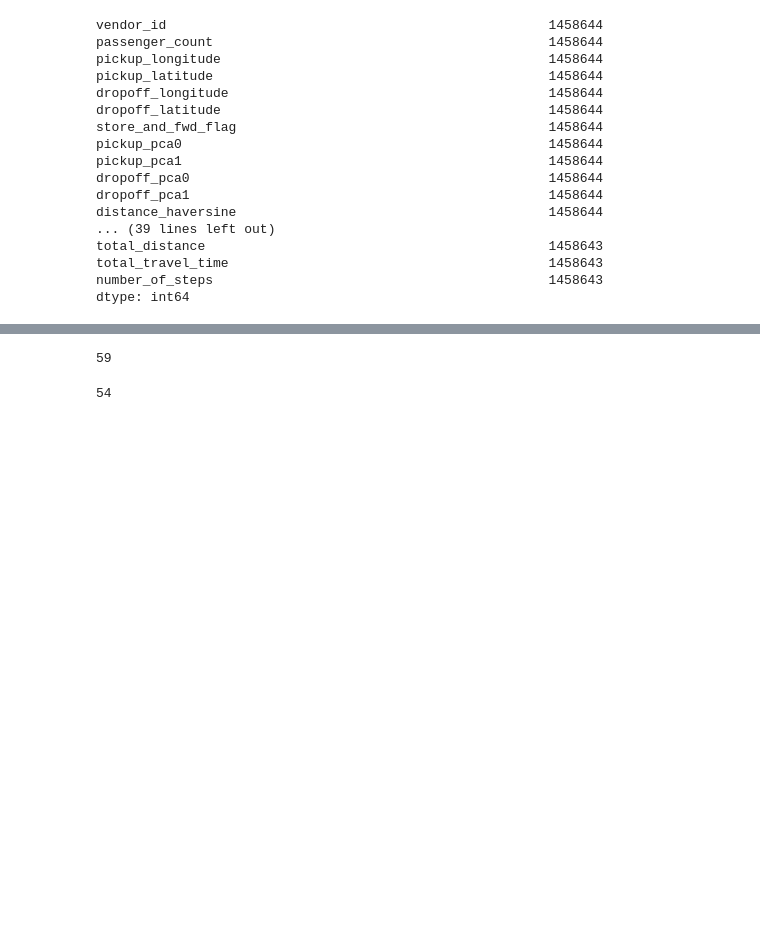
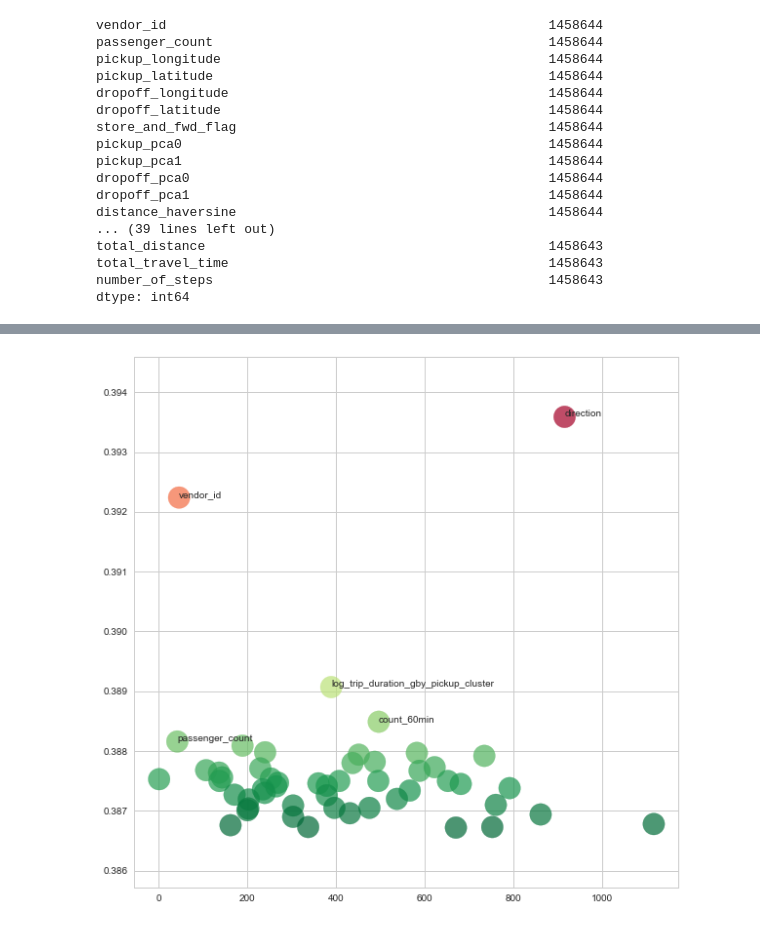
Before and after one commit to prabha-git/kaggle, a Jupyter notebook: New York City Taxi Trip Duration/From EDA to the Top (LB 0.367) by Beluga.ipynb, the cells around one changed output, grey strips where cells are left out. Cells and saved outputs as stored; diff of their text form; code cells hidden in the pictures; blank space fills up the shorter version.

```diff
--- a/New York City Taxi Trip Duration/From EDA to the Top (LB 0.367) by Beluga.ipynb
+++ b/New York City Taxi Trip Duration/From EDA to the Top (LB 0.367) by Beluga.ipynb
@@ -472,9 +472,14 @@ feature_importance[['feature_name','importance','rmse_wo_feature']].sort_values(
 | 53 | store_and_fwd_flag | 1 | 0.38753 |
-# %%
-len(rmse_wo_feature)
-# %% [output]
-59
-# %%
-len(feature_names)
-# %% [output]
-54
+# %%
+feature_importance=feature_importance.sort_values(by='rmse_wo_feature',ascending=False)
+feature_importance=feature_importance[feature_importance['rmse_wo_feature']>0]
+# %%
+with sns.axes_style("whitegrid"):
+    fig,ax=plt.subplots(figsize=(10,10))
+    ax.scatter(feature_importance['importance'].values,feature_importance['rmse_wo_feature'].values,
+              c=feature_importance['rmse_wo_feature'].values,s=500,cmap='RdYlGn_r',alpha=.7)
+    for _,row in feature_importance.head(5).iterrows():
+        ax.text(row['importance'],row['rmse_wo_feature'],row['feature_name'])
+    ax.set_ylim(min(feature_importance['rmse_wo_feature'].values)-0.001,max(feature_importance['rmse_wo_feature'].values)+0.001)
+# %% [output]
+[figure, added]
```
Also changed, not shown: parts of 17 cells of this notebook, 1 other file.
